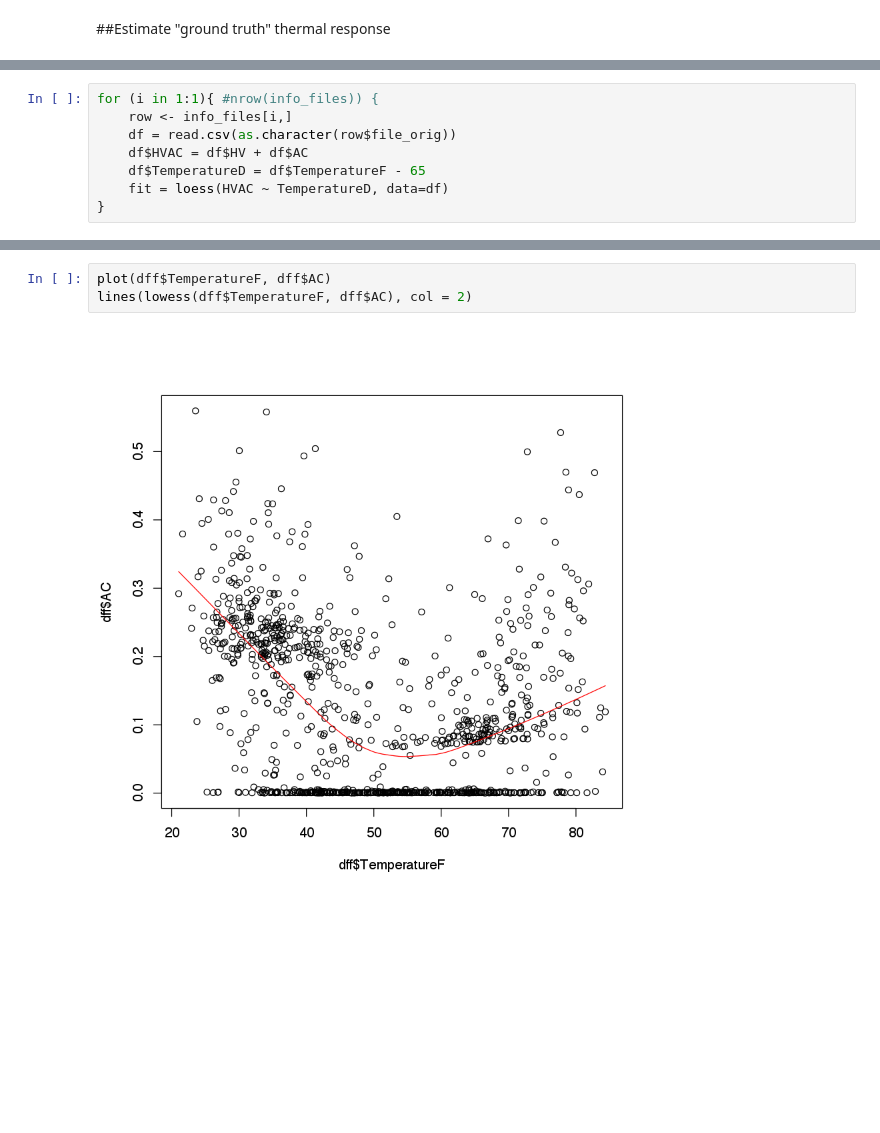
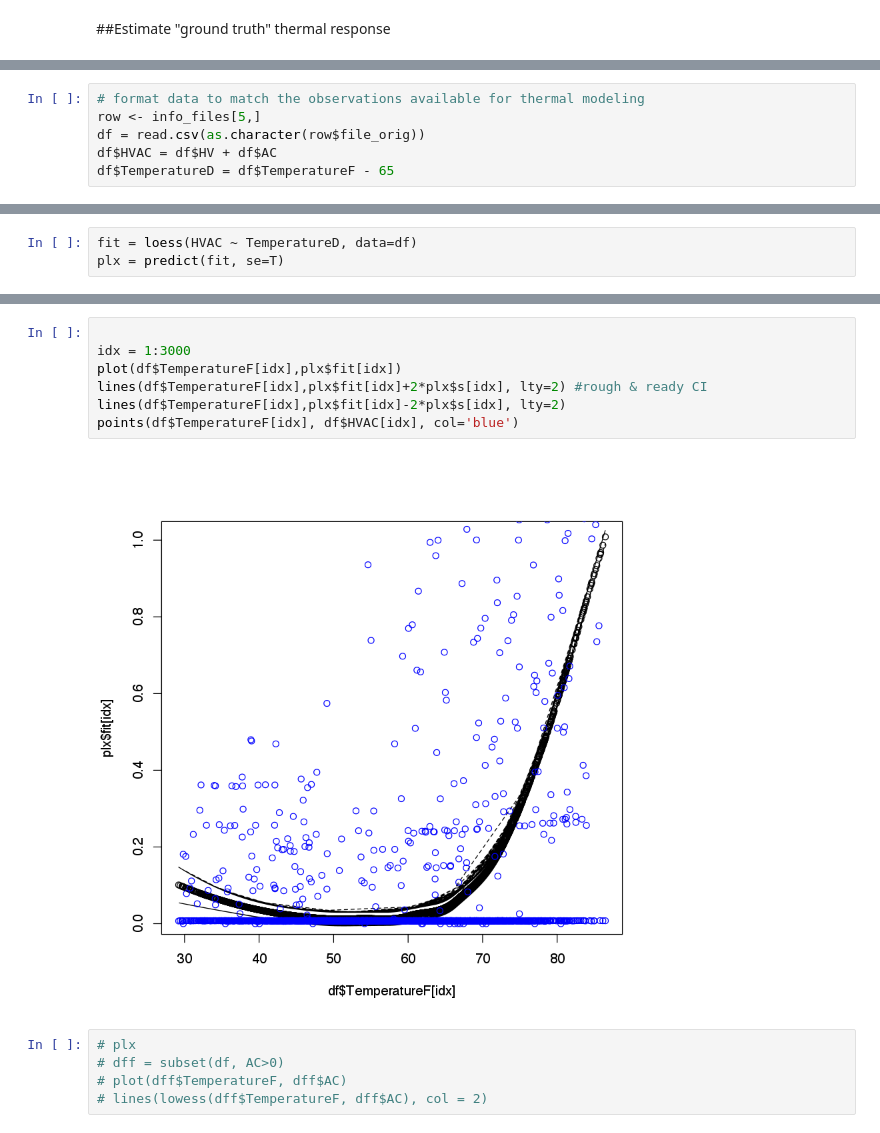
Before and after one commit to adrianalbert/EnergyAnalytics, a Jupyter notebook: batch/pecan/Pecan Validation Analysis.ipynb, the cells around one changed output, grey strips where cells are left out. Saved outputs shown, nothing was run; the diff lists cells and outputs as text; blank space fills up the shorter version.

```diff
--- a/batch/pecan/Pecan Validation Analysis.ipynb
+++ b/batch/pecan/Pecan Validation Analysis.ipynb
@@ -238,8 +187,6 @@ thermal_lst[['Edd']][['15min']][['baseload']]
 # %%
-for (i in 1:1){ #nrow(info_files)) {
-    row <- info_files[i,]
-    df = read.csv(as.character(row$file_orig))
-    df$HVAC = df$HV + df$AC
-    df$TemperatureD = df$TemperatureF - 65
-    fit = loess(HVAC ~ TemperatureD, data=df)
-}
+# format data to match the observations available for thermal modeling
+row <- info_files[5,]
+df = read.csv(as.character(row$file_orig))
+df$HVAC = df$HV + df$AC
+df$TemperatureD = df$TemperatureF - 65
@@ -282,0 +197,3 @@ dff = subset(df, AC>0)
+# %%
+fit = loess(HVAC ~ TemperatureD, data=df)
+plx = predict(fit, se=T)
@@ -283,5 +210,14 @@ dff = subset(df, AC>0)
+# %%
+
+idx = 1:3000
+plot(df$TemperatureF[idx],plx$fit[idx])
+lines(df$TemperatureF[idx],plx$fit[idx]+2*plx$s[idx], lty=2) #rough & ready CI
+lines(df$TemperatureF[idx],plx$fit[idx]-2*plx$s[idx], lty=2)
+points(df$TemperatureF[idx], df$HVAC[idx], col='blue')
+# %% [output]
+[figure, added]
 # %%
-plot(dff$TemperatureF, dff$AC)
-lines(lowess(dff$TemperatureF, dff$AC), col = 2)
+# plx
+# dff = subset(df, AC>0)
+# plot(dff$TemperatureF, dff$AC)
+# lines(lowess(dff$TemperatureF, dff$AC), col = 2)
-# %% [output]
-[figure, removed]
```
Also changed, not shown: parts of 21 cells of this notebook, 5 other files.
